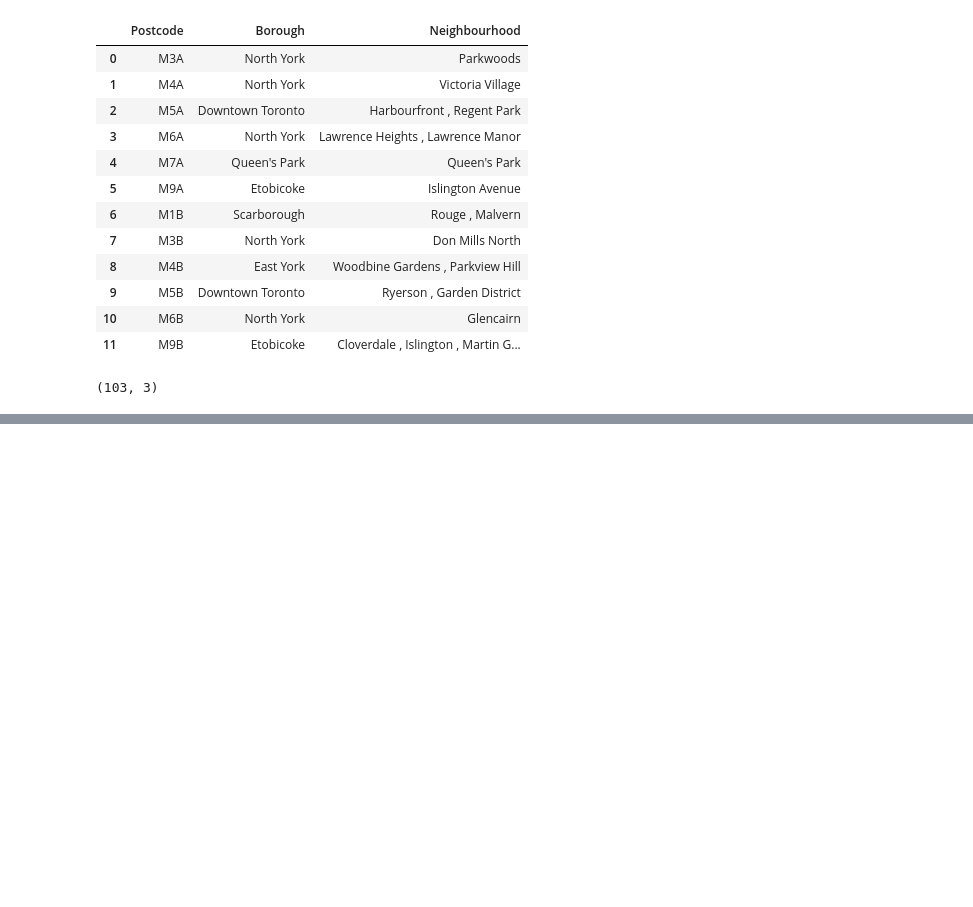
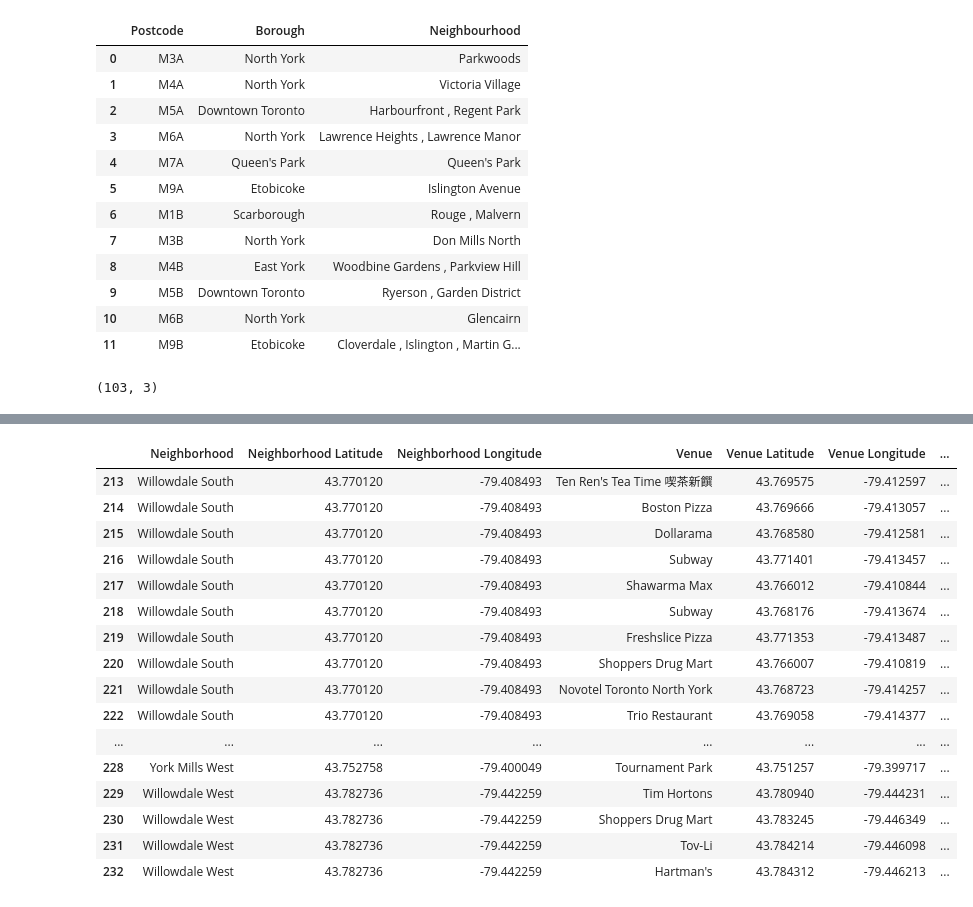
Before and after one commit to tabish87/coursera-capstone-project, a Jupyter notebook: Course 9 Assignment :Part 1 neighborhoods in Toronto.ipynb, the cells around one changed output, grey strips where cells are left out. Cells and saved outputs as stored; diff of their text form; code cells hidden in the pictures; blank space fills up the shorter version.

```diff
--- a/Course 9 Assignment :Part 1 neighborhoods in Toronto.ipynb
+++ b/Course 9 Assignment :Part 1 neighborhoods in Toronto.ipynb
@@ -235,0 +559,20 @@ CanadaM.shape
+# %%
+North_York_1_venues.tail(20)
+# %% [output]
+|  | Neighborhood | Neighborhood Latitude | Neighborhood Longitude | Venue | Venue Latitude | Venue Longitude | ... |
+| 213 | Willowdale South | 43.770120 | -79.408493 | Ten Ren's Tea Time 喫茶新饌 | 43.769575 | -79.412597 | ... |
+| 214 | Willowdale South | 43.770120 | -79.408493 | Boston Pizza | 43.769666 | -79.413057 | ... |
+| 215 | Willowdale South | 43.770120 | -79.408493 | Dollarama | 43.768580 | -79.412581 | ... |
+| 216 | Willowdale South | 43.770120 | -79.408493 | Subway | 43.771401 | -79.413457 | ... |
+| 217 | Willowdale South | 43.770120 | -79.408493 | Shawarma Max | 43.766012 | -79.410844 | ... |
+| 218 | Willowdale South | 43.770120 | -79.408493 | Subway | 43.768176 | -79.413674 | ... |
+| 219 | Willowdale South | 43.770120 | -79.408493 | Freshslice Pizza | 43.771353 | -79.413487 | ... |
+| 220 | Willowdale South | 43.770120 | -79.408493 | Shoppers Drug Mart | 43.766007 | -79.410819 | ... |
+| 221 | Willowdale South | 43.770120 | -79.408493 | Novotel Toronto North York | 43.768723 | -79.414257 | ... |
+| 222 | Willowdale South | 43.770120 | -79.408493 | Trio Restaurant | 43.769058 | -79.414377 | ... |
+| ... | ... | ... | ... | ... | ... | ... | ... |
+| 228 | York Mills West | 43.752758 | -79.400049 | Tournament Park | 43.751257 | -79.399717 | ... |
+| 229 | Willowdale West | 43.782736 | -79.442259 | Tim Hortons | 43.780940 | -79.444231 | ... |
+| 230 | Willowdale West | 43.782736 | -79.442259 | Shoppers Drug Mart | 43.783245 | -79.446349 | ... |
+| 231 | Willowdale West | 43.782736 | -79.442259 | Tov-Li | 43.784214 | -79.446098 | ... |
+| 232 | Willowdale West | 43.782736 | -79.442259 | Hartman's | 43.784312 | -79.446213 | ... |
```
Also changed, not shown: parts of 39 cells of this notebook.
